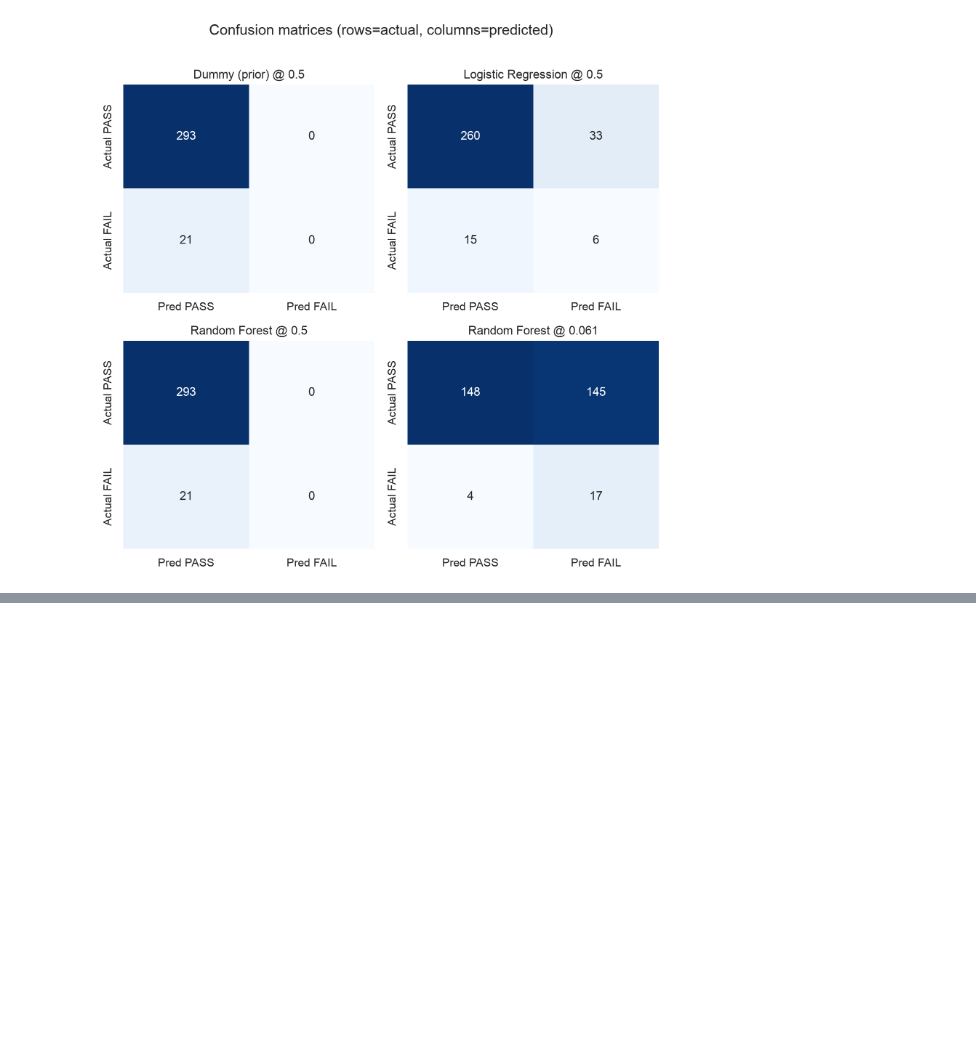
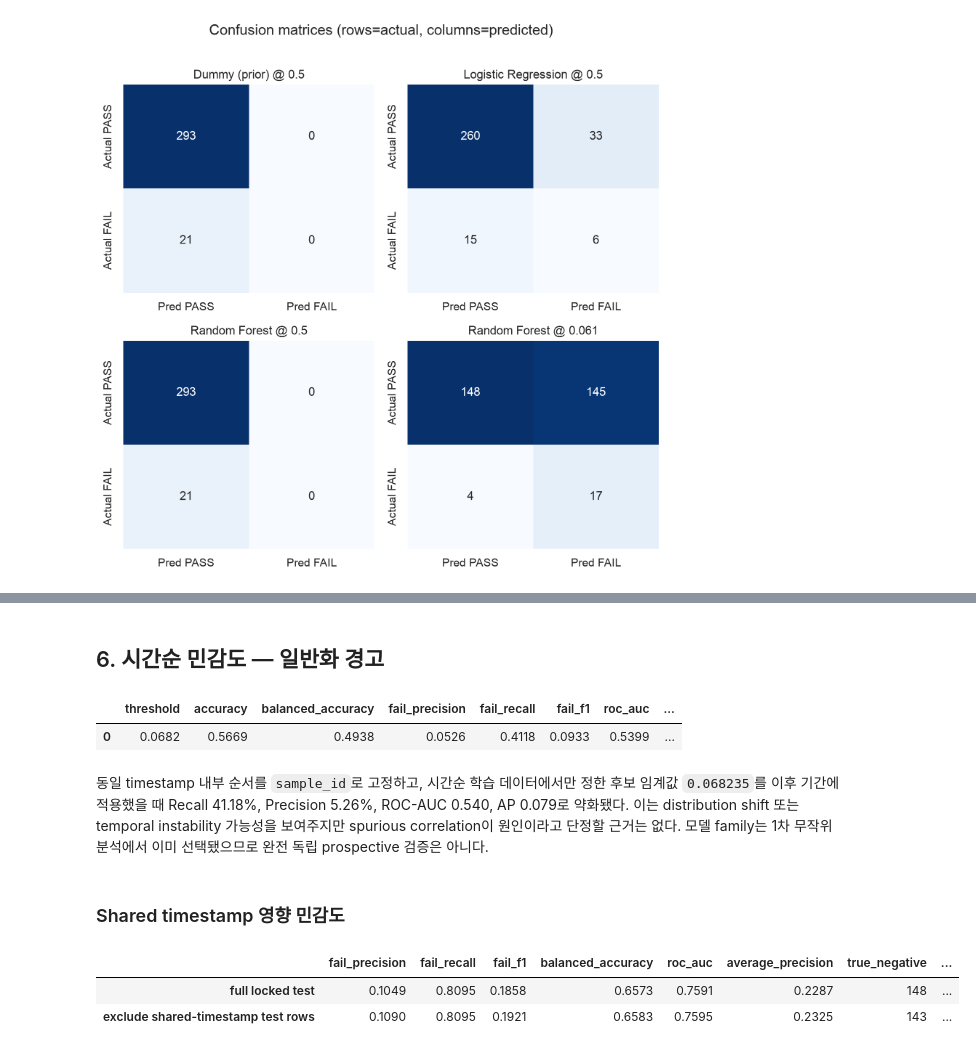
Before and after one commit to nickname529/secom-quality-analysis, a Jupyter notebook: notebooks/secom_quality_analysis.ipynb, the cells around one changed output, grey strips where cells are left out. Cells and saved outputs as stored; diff of their text form; code cells hidden in the pictures; blank space fills up the shorter version.

```diff
--- a/notebooks/secom_quality_analysis.ipynb
+++ b/notebooks/secom_quality_analysis.ipynb
@@ -279,0 +311,43 @@ assert np.isclose(temporal_metrics["fail_precision"], 8 / 174)
+# %% [markdown]
+## 6. 시간순 민감도 — 일반화 경고
+# %%
+temporal = json.loads(
+    (ROOT / "results" / "metadata" / "temporal_sensitivity.json").read_text()
+)
+temporal_metrics = temporal["metrics_at_train_only_quality_threshold"]
+display(pd.DataFrame([temporal_metrics]).round(4))
+
+assert temporal["train_only_threshold_selection"]["test_data_used_to_select_threshold"] is False
+assert temporal_metrics["true_positive"] == 7
+assert temporal_metrics["false_negative"] == 10
+assert np.isclose(temporal_metrics["fail_recall"], 7 / 17)
+assert np.isclose(temporal_metrics["fail_precision"], 7 / 133)
+# %% [output]
+|  | threshold | accuracy | balanced_accuracy | fail_precision | fail_recall | fail_f1 | roc_auc | ... |
+| 0 | 0.0682 | 0.5669 | 0.4938 | 0.0526 | 0.4118 | 0.0933 | 0.5399 | ... |
+# %% [markdown]
+동일 timestamp 내부 순서를 `sample_id`로 고정하고, 시간순 학습 데이터에서만 정한 후보 임계값 `0.068235`를 이후 기간에 적용했을 때 Recall 41.18%, Precision 5.26%, ROC-AUC 0.540, AP 0.079로 약화됐다. 이는 distribution shift 또는 temporal instability 가능성을 보여주지만 spurious correlation이 원인이라고 단정할 근거는 없다. 모델 family는 1차 무작위 분석에서 이미 선택됐으므로 완전 독립 prospective 검증은 아니다.
+# %% [markdown]
+### Shared timestamp 영향 민감도
+# %%
+shared_timestamp = json.loads(
+    (ROOT / "results" / "metadata" / "shared_timestamp_sensitivity.json").read_text()
+)
+comparison = pd.DataFrame([
+    shared_timestamp["primary_full_test_metrics"],
+    shared_timestamp["primary_model_on_nonshared_test_at_primary_threshold"],
+], index=["full locked test", "exclude shared-timestamp test rows"])
+display(comparison[[
+    "fail_precision", "fail_recall", "fail_f1", "balanced_accuracy",
+    "roc_auc", "average_precision", "true_negative", "false_positive",
+    "false_negative", "true_positive",
+]].round(4))
+
+assert shared_timestamp["shared_timestamp_group_count"] == 11
+assert shared_timestamp["removed_test_fail_count"] == 0
+assert comparison.loc["full locked test", "false_negative"] == 4
+assert comparison.loc["exclude shared-timestamp test rows", "false_negative"] == 4
+# %% [output]
+|  | fail_precision | fail_recall | fail_f1 | balanced_accuracy | roc_auc | average_precision | true_negative | ... |
+| full locked test | 0.1049 | 0.8095 | 0.1858 | 0.6573 | 0.7591 | 0.2287 | 148 | ... |
+| exclude shared-timestamp test rows | 0.1090 | 0.8095 | 0.1921 | 0.6583 | 0.7595 | 0.2325 | 143 | ... |
```
Also changed, not shown: parts of 18 cells of this notebook, 22 other files.
